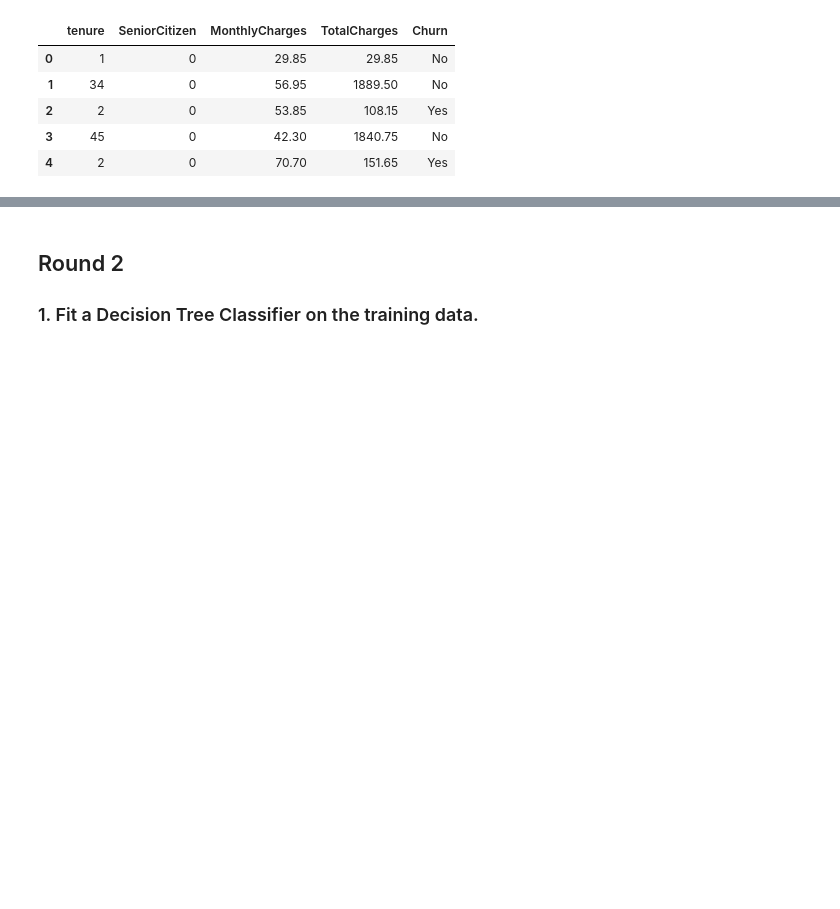
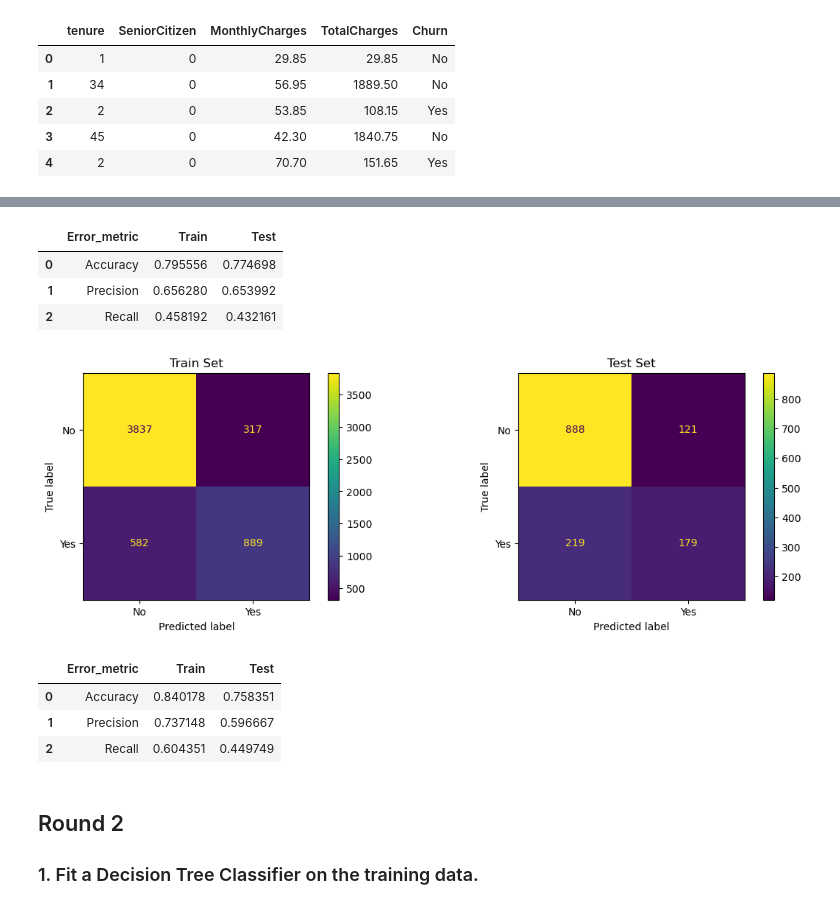
Before and after one commit to ericanna/Lab_Classification-Handling-Imbalanced-Data, a Jupyter notebook: Lab_Classification-Handling-Imbalanced-Data.ipynb, the cells around one changed output, grey strips where cells are left out. Cells and saved outputs as stored; diff of their text form; code cells hidden in the pictures; blank space fills up the shorter version.

```diff
--- a/Lab_Classification-Handling-Imbalanced-Data.ipynb
+++ b/Lab_Classification-Handling-Imbalanced-Data.ipynb
@@ -144,11 +170,57 @@ y_pred_test = model.predict(X_test_s)
+# %%
+# Extra 2: analysing the performance of the model
+
+performance = pd.DataFrame({'Error_metric': ['Accuracy','Precision','Recall'],
+                               'Train': [accuracy_score(y_train, y_pred_train),
+                                         precision_score(y_train, y_pred_train, pos_label = "Yes"),
+                                         recall_score(y_train, y_pred_train, pos_label = "Yes")],
+                               'Test': [accuracy_score(y_test, y_pred_test),
+                                        precision_score(y_test, y_pred_test, pos_label = "Yes"),
+                                        recall_score(y_test, y_pred_test, pos_label = "Yes")]})
+
+display(performance)
+# %% [output]
+|  | Error_metric | Train | Test |
+| 0 | Accuracy | 0.795556 | 0.774698 |
+| 1 | Precision | 0.656280 | 0.653992 |
+| 2 | Recall | 0.458192 | 0.432161 |
 # %%
 # Fitting a KNN Classifier model on the training data.
 
-model = KNeighborsClassifier()
+model = KNeighborsClassifier(n_neighbors=5,weights='uniform')
 model.fit(X_train_s, y_train)
 
 y_pred_train = model.predict(X_train_s)
 y_pred_test = model.predict(X_test_s)
+# %%
+# Extra: printing the confusion matrix of the model.
+
+fig, ax = plt.subplots(1, 2, figsize = (14,4))
+
+plot_confusion_matrix(model, X_train_s, y_train, ax=ax[0], values_format = 'd')
+ax[0].title.set_text("Train Set")
+
+plot_confusion_matrix(model, X_test_s, y_test, ax=ax[1], values_format = 'd')
+ax[1].title.set_text("Test Set")
+# %% [output]
+[figure, added]
+# %%
+# Extra 2: analysing the performance of the model
+
+performance = pd.DataFrame({'Error_metric': ['Accuracy','Precision','Recall'],
+                               'Train': [accuracy_score(y_train, y_pred_train),
+                                         precision_score(y_train, y_pred_train, pos_label = "Yes"),
+                                         recall_score(y_train, y_pred_train, pos_label = "Yes")],
+                               'Test': [accuracy_score(y_test, y_pred_test),
+                                        precision_score(y_test, y_pred_test, pos_label = "Yes"),
+                                        recall_score(y_test, y_pred_test, pos_label = "Yes")]})
+
+display(performance)
+# %% [output]
+|  | Error_metric | Train | Test |
+| 0 | Accuracy | 0.840178 | 0.758351 |
+| 1 | Precision | 0.737148 | 0.596667 |
+| 2 | Recall | 0.604351 | 0.449749 |
 # %% [markdown]
 ## Round 2
 
```
Also changed, not shown: parts of 1 cell of this notebook.
